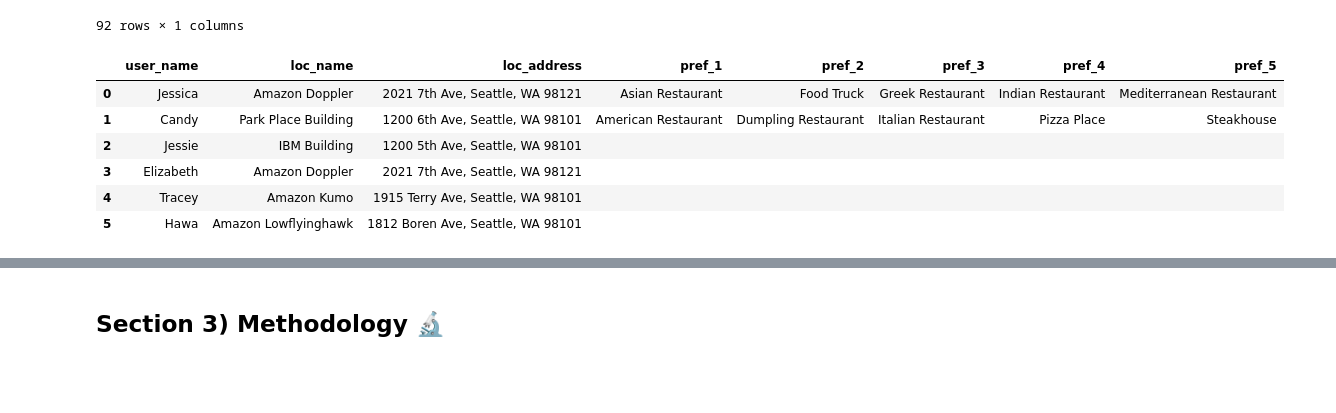
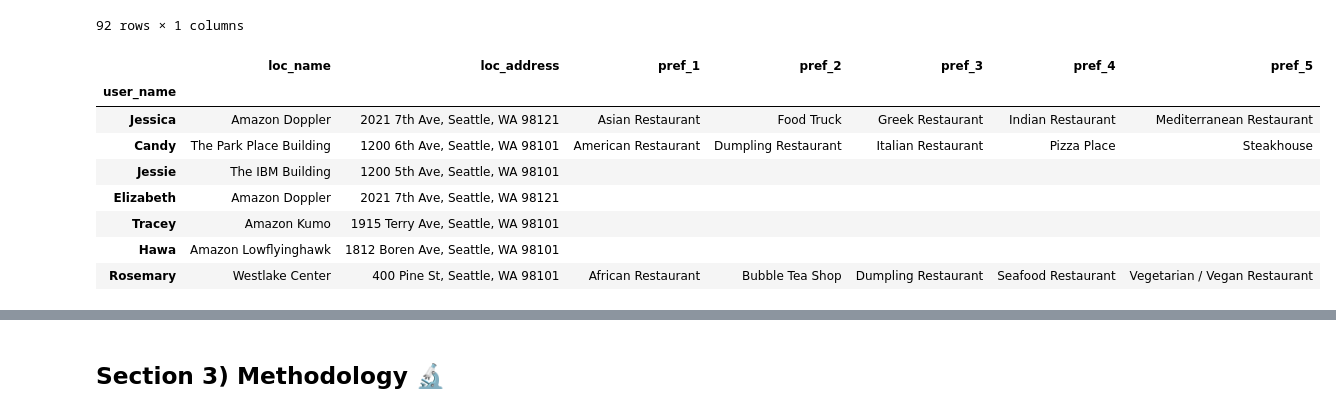
Before and after one commit to Astayonix/BattleOfTheNeighborhoods, a Jupyter notebook: I_Dont_Know_Where_Do_You_Want_to_Eat.ipynb, the cells around one changed output, grey strips where cells are left out. Saved outputs shown, nothing was run; the diff lists cells and outputs as text; code cells hidden in the pictures; blank space fills up the shorter version.

Commit message:
Published from Watson Studio. Added additional user info and building category selector. 🐱‍👓

```diff
--- a/I_Dont_Know_Where_Do_You_Want_to_Eat.ipynb
+++ b/I_Dont_Know_Where_Do_You_Want_to_Eat.ipynb
@@ -128,40 +130,43 @@ user_category_df.to_excel('request_inputs.xlsx')
 # %%
 # I also have the preferences of the users who submitted profiles
 
 user_pref_column_names = ['user_name', 'loc_name', 'loc_address', 'pref_1', 'pref_2', 'pref_3', 'pref_4', 'pref_5']
 
 user_loc_pref_df = pd.DataFrame(columns=user_pref_column_names)
 
 def add_user_pref(username, locname, locaddress, pref1, pref2, pref3, pref4, pref5):
     '''
     Adds individual users to the user_loc_pref_df
     '''
     user_dict = {user_pref_column_names[0]: username,
                  user_pref_column_names[1]: locname,
                  user_pref_column_names[2]: locaddress,
                  user_pref_column_names[3]: pref1,
                  user_pref_column_names[4]: pref2,
                  user_pref_column_names[5]: pref3,
                  user_pref_column_names[6]: pref4,
                  user_pref_column_names[7]: pref5}
     user_loc_pref_df.loc[len(user_loc_pref_df)] = user_dict
 
 add_user_pref('Jessica', 'Amazon Doppler', '2021 7th Ave, Seattle, WA 98121', 'Asian Restaurant', 'Food Truck', 'Greek Restaurant', 'Indian Restaurant', 'Mediterranean Restaurant')
 add_user_pref('Candy', 'The Park Place Building', '1200 6th Ave, Seattle, WA 98101', 'American Restaurant', 'Dumpling Restaurant', 'Italian Restaurant', 'Pizza Place', 'Steakhouse')
 add_user_pref('Jessie', 'The IBM Building', '1200 5th Ave, Seattle, WA 98101', '', '', '', '', '')
 add_user_pref('Elizabeth', 'Amazon Doppler', '2021 7th Ave, Seattle, WA 98121', '', '', '', '', '')
 add_user_pref('Tracey', 'Amazon Kumo', '1915 Terry Ave, Seattle, WA 98101', '', '', '', '', '')
 add_user_pref('Hawa', 'Amazon Lowflyinghawk', '1812 Boren Ave, Seattle, WA 98101', '', '', '', '', '')
-# add_user_pref('Rosemary', '', '', '', '', '', '', '')
+add_user_pref('Rosemary', 'Westlake Center', '400 Pine St, Seattle, WA 98101', 'African Restaurant', 'Bubble Tea Shop', 'Dumpling Restaurant', 'Seafood Restaurant', 'Vegetarian / Vegan Restaurant')
 
+user_loc_pref_df.set_index('user_name', inplace=True)
 user_loc_pref_df
 # %% [output]
-|  | user_name | loc_name | loc_address | pref_1 | pref_2 | pref_3 | pref_4 | pref_5 |
-| 0 | Jessica | Amazon Doppler | 2021 7th Ave, Seattle, WA 98121 | Asian Restaurant | Food Truck | Greek Restaurant | Indian Restaurant | Mediterranean Restaurant |
-| 1 | Candy | Park Place Building | 1200 6th Ave, Seattle, WA 98101 | American Restaurant | Dumpling Restaurant | Italian Restaurant | Pizza Place | Steakhouse |
-| 2 | Jessie | IBM Building | 1200 5th Ave, Seattle, WA 98101 |  |  |  |  |  |
-| 3 | Elizabeth | Amazon Doppler | 2021 7th Ave, Seattle, WA 98121 |  |  |  |  |  |
-| 4 | Tracey | Amazon Kumo | 1915 Terry Ave, Seattle, WA 98101 |  |  |  |  |  |
-| 5 | Hawa | Amazon Lowflyinghawk | 1812 Boren Ave, Seattle, WA 98101 |  |  |  |  |  |
+|  | loc_name | loc_address | pref_1 | pref_2 | pref_3 | pref_4 | pref_5 |
+| user_name |  |  |  |  |  |  |  |
+| Jessica | Amazon Doppler | 2021 7th Ave, Seattle, WA 98121 | Asian Restaurant | Food Truck | Greek Restaurant | Indian Restaurant | Mediterranean Restaurant |
+| Candy | The Park Place Building | 1200 6th Ave, Seattle, WA 98101 | American Restaurant | Dumpling Restaurant | Italian Restaurant | Pizza Place | Steakhouse |
+| Jessie | The IBM Building | 1200 5th Ave, Seattle, WA 98101 |  |  |  |  |  |
+| Elizabeth | Amazon Doppler | 2021 7th Ave, Seattle, WA 98121 |  |  |  |  |  |
+| Tracey | Amazon Kumo | 1915 Terry Ave, Seattle, WA 98101 |  |  |  |  |  |
+| Hawa | Amazon Lowflyinghawk | 1812 Boren Ave, Seattle, WA 98101 |  |  |  |  |  |
+| Rosemary | Westlake Center | 400 Pine St, Seattle, WA 98101 | African Restaurant | Bubble Tea Shop | Dumpling Restaurant | Seafood Restaurant | Vegetarian / Vegan Restaurant |
 # %%
 # Now to add the longitude and latitude of each of the users' locations
```
Also changed, not shown: parts of 6 cells of this notebook.
